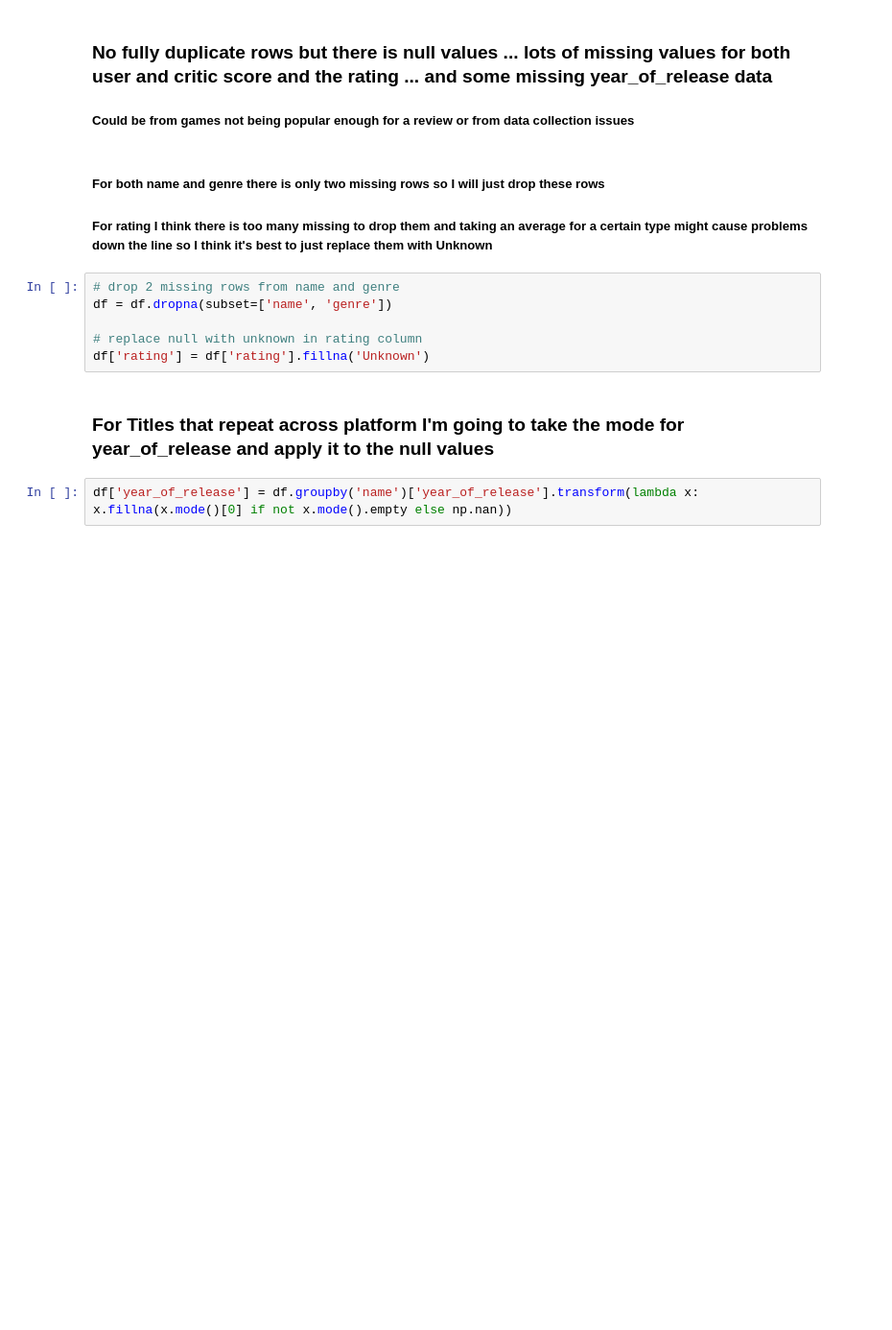
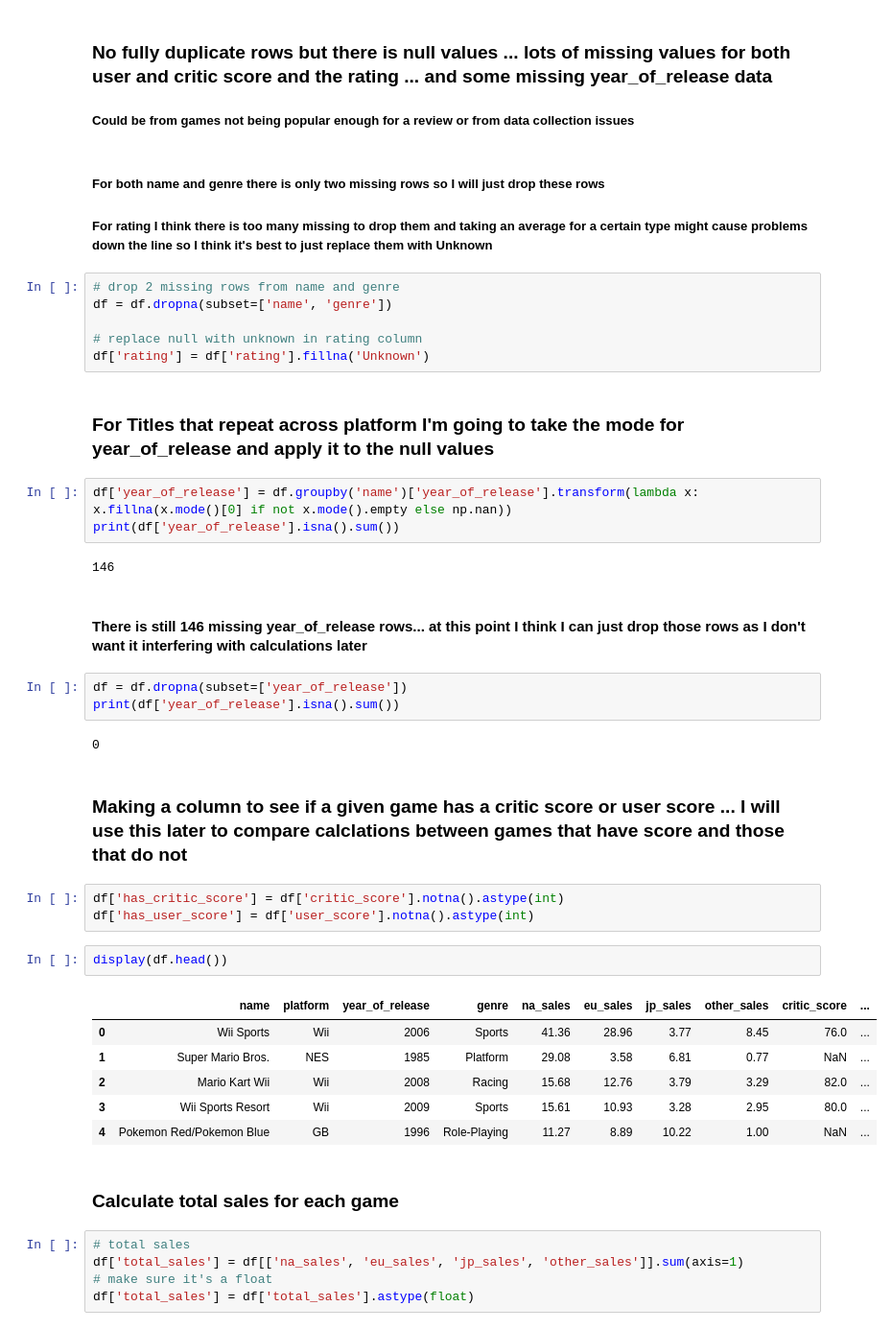
Before and after one commit to OliverBeau/video_game_sales_forecasting, a Jupyter notebook: eda.ipynb, the cells around one changed output. Shown at 96% size. Saved outputs shown, nothing was run; the diff lists cells and outputs as text; blank space fills up the shorter version.

Commit message:
more EDA
did lots more graphs and grouping by region, total sales, rating, genre, and platform

```diff
--- a/eda.ipynb
+++ b/eda.ipynb
@@ -112,3 +113,34 @@ df['rating'] = df['rating'].fillna('Unknown')
 ### For Titles that repeat across platform I'm going to take the mode for year_of_release and apply it to the null values
 # %%
 df['year_of_release'] = df.groupby('name')['year_of_release'].transform(lambda x: x.fillna(x.mode()[0] if not x.mode().empty else np.nan))
+print(df['year_of_release'].isna().sum())
+# %% [output]
+146
+# %% [markdown]
+#### There is still 146 missing year_of_release rows... at this point I think I can just drop those rows as I don't want it interfering with calculations later
+# %%
+df = df.dropna(subset=['year_of_release'])
+print(df['year_of_release'].isna().sum())
+# %% [output]
+0
+# %% [markdown]
+### Making a column to see if a given game has a critic score or user score ... I will use this later to compare calclations between games that have score and those that do not
+# %%
+df['has_critic_score'] = df['critic_score'].notna().astype(int)
+df['has_user_score'] = df['user_score'].notna().astype(int)
+# %%
+display(df.head())
+# %% [output]
+|  | name | platform | year_of_release | genre | na_sales | eu_sales | jp_sales | other_sales | critic_score | ... |
+| 0 | Wii Sports | Wii | 2006 | Sports | 41.36 | 28.96 | 3.77 | 8.45 | 76.0 | ... |
+| 1 | Super Mario Bros. | NES | 1985 | Platform | 29.08 | 3.58 | 6.81 | 0.77 | NaN | ... |
+| 2 | Mario Kart Wii | Wii | 2008 | Racing | 15.68 | 12.76 | 3.79 | 3.29 | 82.0 | ... |
+| 3 | Wii Sports Resort | Wii | 2009 | Sports | 15.61 | 10.93 | 3.28 | 2.95 | 80.0 | ... |
+| 4 | Pokemon Red/Pokemon Blue | GB | 1996 | Role-Playing | 11.27 | 8.89 | 10.22 | 1.00 | NaN | ... |
+# %% [markdown]
+### Calculate total sales for each game
+# %%
+# total sales
+df['total_sales'] = df[['na_sales', 'eu_sales', 'jp_sales', 'other_sales']].sum(axis=1)
+# make sure it's a float
+df['total_sales'] = df['total_sales'].astype(float)
```
Also changed, not shown: parts of 30 cells of this notebook.
